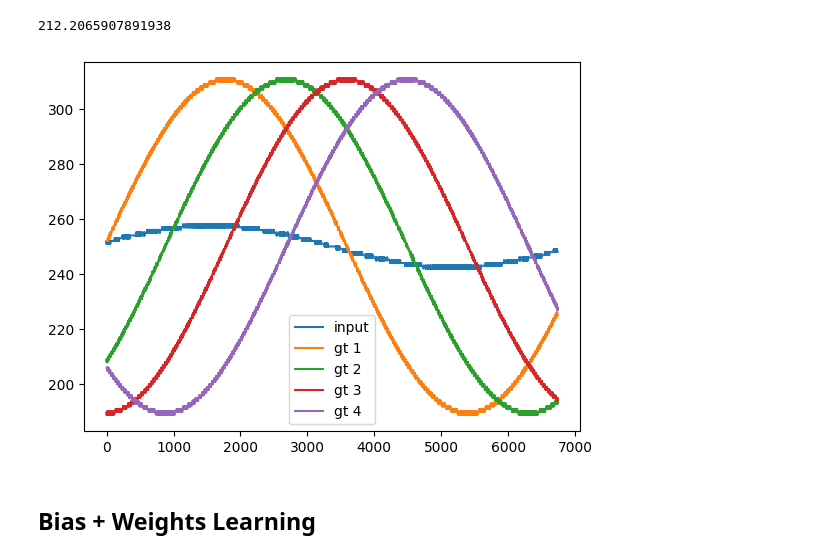
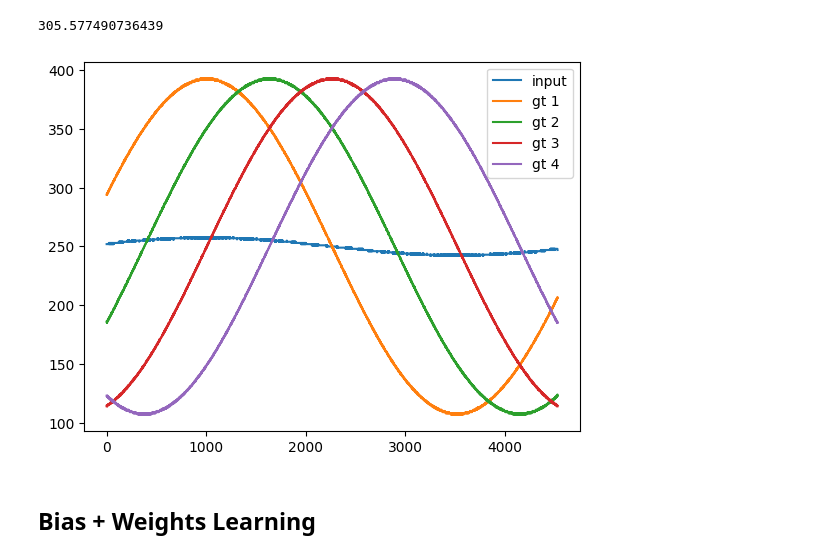
Before and after one commit to yakir4123/SNN-SCTN, a Jupyter notebook: notebooks/supervised_stdp_resonator.ipynb, the cells around one changed output. Cells and saved outputs as stored; diff of their text form; code cells hidden in the pictures.

Commit message:
ability to change gain for higher snr!

```diff
--- a/notebooks/supervised_stdp_resonator.ipynb
+++ b/notebooks/supervised_stdp_resonator.ipynb
@@ -68,8 +68,11 @@ def smooth(arr, size):
     res[-size:] = arr[-size:]
     return res
 
+def argmax(arr):
+    return int(.5 * (np.argmax(arr) + len(arr) - np.argmax(arr[::-1]) - 1))
+
 clk_freq = 1536000
-freq0 = 212
+freq0 = 305
 lf = 4
 best_lp = lp_by_lf(lf, freq0, clk_freq)
 freq0 = freq_of_resonator(clk_freq, lf, best_lp)
@@ -80,10 +83,11 @@ t = x * 2 * np.pi * freq0
 sine_wave = np.sin(t)
 freq0
 # %% [output]
-212.2065907891938
+305.577490736439
 # %%
 %matplotlib inline
 
+gain = 19
 spikes_window = 500
 resonator = SpikingNetwork(clk_freq)
 resonator.add_amplitude(1000)
@@ -93,41 +97,48 @@ neuron = create_SCTN()
 neuron.activation_function = IDENTITY
 resonator.add_layer(SCTNLayer([neuron]))
 
 wave_length = int(clk_freq/freq0)
 resonator.log_out_spikes(-1)
 resonator.input_full_data(sine_wave)
 
 resonator_input = neuron_output(resonator.neurons[0], freq0, shift_degrees=0)
 rresonator_input = events_to_spikes(resonator_input-resonator_input[0], run_window=spikes_window, spikes_arr_size=int(clk_freq/freq0)+1)
 
 ground_truth = []
-# phase_shifts = [22.5, 67.5, 112.5, 157.5]
-# phase_shifts = [22.5] + [45]*3
-phase_shifts = [11] + [45]*3
+phase_shifts = [0] + [45]*3
 phase_shifts = np.cumsum(phase_shifts)
-for phase_shift in phase_shifts:
-    phase_shift /= 360
-    resonator.input_full_data(sine_wave[int((1-phase_shift)*wave_length):int((20-phase_shift)*wave_length)])
+
+gt4stdp = []
+for phase_shift_degree in phase_shifts:
+    phase_shift = phase_shift_degree/360
+    resonator.input_full_data(8*sine_wave[int((1-phase_shift)*wave_length):int((20-phase_shift)*wave_length)])
     resonator.log_out_spikes(-1)
     resonator.forget_logs()
 
-    resonator.input_full_data(8*sine_wave[int((1-phase_shift)*wave_length):])
-    ground_truth.append(neuron_output(resonator.neurons[0], freq0))
+    resonator.input_full_data(gain*sine_wave[int((1-phase_shift)*wave_length):])
+    output = neuron_output(resonator.neurons[0], freq0, 0)
+    ground_truth.append(output)
+
+    output = neuron_output(resonator.neurons[0], freq0, phase_shift_degree + 45 - phase_shifts[0])
+    half_wave = argmax(output[1:][(output[1:] - output[:-1])])
+    output = output[:half_wave]
+    gt4stdp.append(output)
 
 gt1 = ground_truth[0]
 gt2 = ground_truth[1]
 gt3 = ground_truth[2]
 gt4 = ground_truth[3]
 rolling_gt = []
 plt.plot(rresonator_input, label=f'input')
 for i, gt in enumerate(ground_truth):
     rolling_gt.append(events_to_spikes(gt-resonator_input[0], run_window=spikes_window, spikes_arr_size=int(clk_freq/freq0)+1))
     plt.plot(rolling_gt[i], label=f'gt {i+1}')
 
 gt_wave_amplitudes = [(o.max(), o.min()) for o in rolling_gt]
-
+peaks = [argmax(rgt) for rgt in rolling_gt]
+half_wave = [ground_truth[peak:peak+(wave_length//2)] for peak in peaks]
 plt.legend()
 plt.show()
 # %% [output]
-[figure, old version]
+[figure, new version]
 # %%
```
Also changed, not shown: parts of 18 cells of this notebook, 3 other files.
